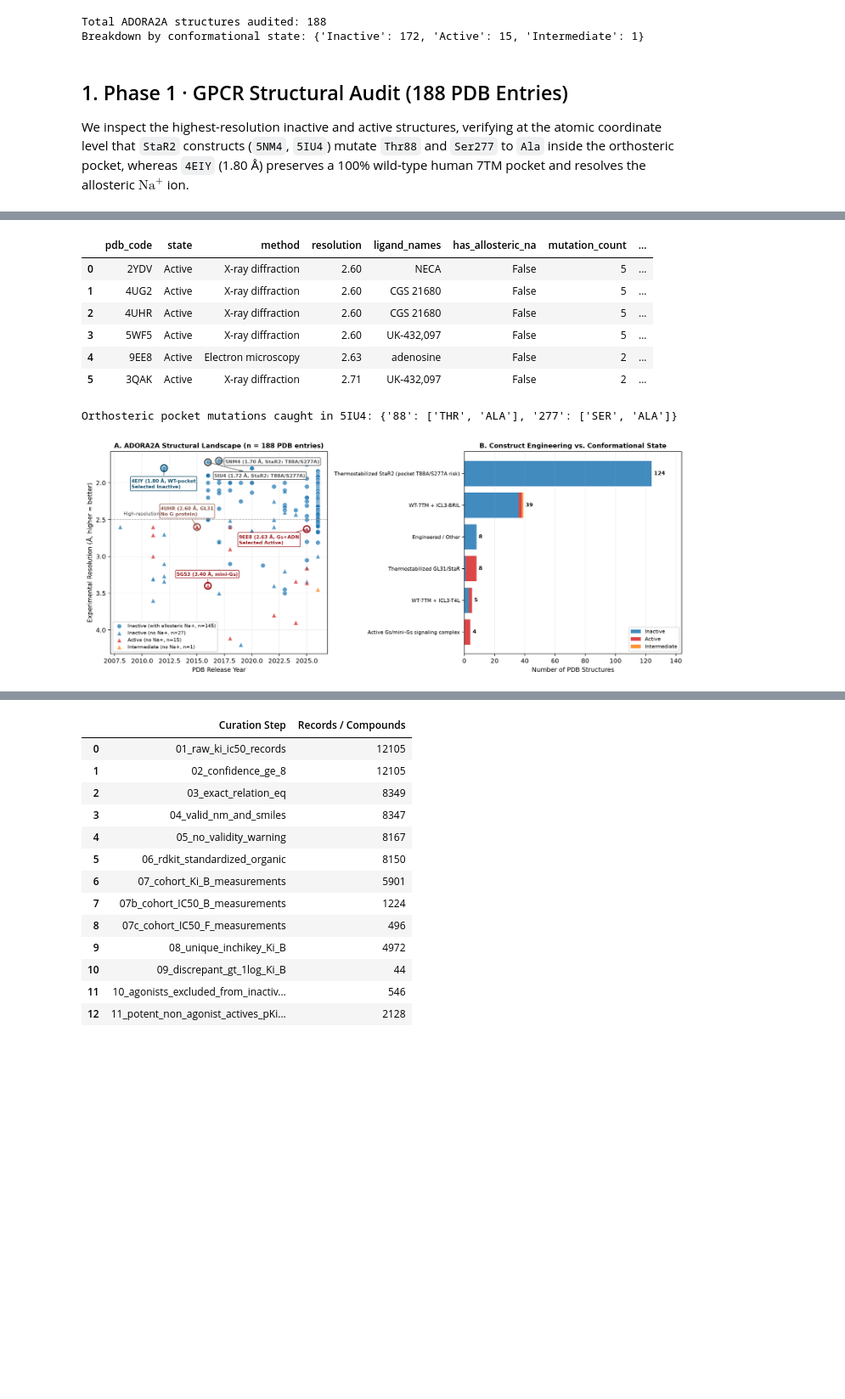
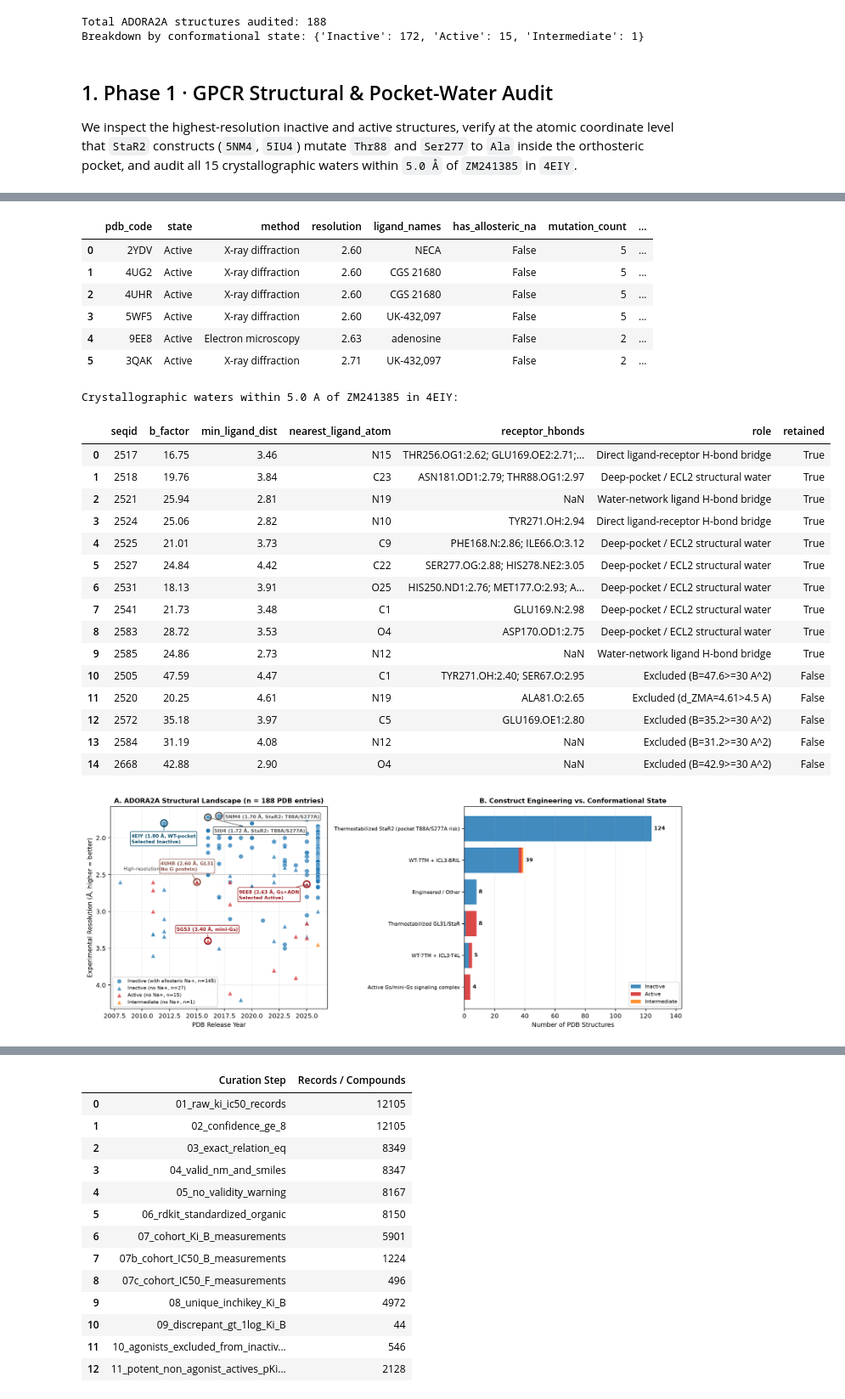
Before and after one commit to JorgePardos/ADORA2A, a Jupyter notebook: notebooks/01_adora2a_retrospective_audit.ipynb, the cells around one changed output, grey strips where cells are left out. Shown at 85% size. Cells and saved outputs as stored; diff of their text form; code cells hidden in the pictures; blank space fills up the shorter version.

```diff
--- a/notebooks/01_adora2a_retrospective_audit.ipynb
+++ b/notebooks/01_adora2a_retrospective_audit.ipynb
@@ -24,43 +24,62 @@ print("Breakdown by conformational state:", summary["structures_by_state"])
 Total ADORA2A structures audited: 188
 Breakdown by conformational state: {'Inactive': 172, 'Active': 15, 'Intermediate': 1}
 # %% [markdown]
-## 1. Phase 1 · GPCR Structural Audit (188 PDB Entries)
+## 1. Phase 1 · GPCR Structural & Pocket-Water Audit
 
-We inspect the highest-resolution inactive and active structures, verifying at the atomic coordinate level that `StaR2` constructs (`5NM4`, `5IU4`) mutate `Thr88` and `Ser277` to `Ala` inside the orthosteric pocket, whereas `4EIY` (1.80 Å) preserves a 100% wild-type human 7TM pocket and resolves the allosteric $\text{Na}^+$ ion.
+We inspect the highest-resolution inactive and active structures, verify at the atomic coordinate level that `StaR2` constructs (`5NM4`, `5IU4`) mutate `Thr88` and `Ser277` to `Ala` inside the orthosteric pocket, and audit all 15 crystallographic waters within `5.0 Å` of `ZM241385` in `4EIY`.
 # %%
 struct_df = pd.read_csv(PROC / "adora2a_structures_audit.csv")
 cols = [
     "pdb_code",
     "state",
     "method",
     "resolution",
     "ligand_names",
     "has_allosteric_na",
     "mutation_count",
     "construct_class",
 ]
 display(struct_df[struct_df["state"] == "Inactive"].sort_values("resolution")[cols].head(8))
 display(struct_df[struct_df["state"] == "Active"].sort_values("resolution")[cols].head(6))
-print("Orthosteric pocket mutations caught in 5IU4:", summary["pocket_checks"]["5IU4_mutations"])
+
+waters_df = pd.read_csv(PROC / "4eiy_pocket_waters_audit.csv")
+print("Crystallographic waters within 5.0 A of ZM241385 in 4EIY:")
+display(waters_df[["seqid", "b_factor", "min_ligand_dist", "nearest_ligand_atom", "receptor_hbonds", "role", "retained"]])
 display(Image(filename=str(FIGS / "structure_audit_resolution_state.png")))
 # %% [output]
 |  | pdb_code | state | method | resolution | ligand_names | has_allosteric_na | mutation_count | ... |
 | 15 | 5NM4 | Inactive | X-ray diffraction | 1.70 | ZM-241385 | True | 9 | ... |
 | 16 | 5IU4 | Inactive | X-ray diffraction | 1.72 | ZM-241385 | True | 11 | ... |
 | 17 | 9H37 | Inactive | X-ray diffraction | 1.72 | Compound 9 | True | 0 | ... |
 | 18 | 9H2X | Inactive | X-ray diffraction | 1.75 | Compound 7 | True | 0 | ... |
 | 19 | 4EIY | Inactive | X-ray diffraction | 1.80 | ZM-241385 | True | 3 | ... |
 | 20 | 6LPJ | Inactive | X-ray diffraction | 1.80 | ZM-241385 | True | 3 | ... |
 | 21 | 6LPK | Inactive | X-ray diffraction | 1.80 | ZM-241385 | True | 3 | ... |
 | 22 | 7IO5 | Inactive | X-ray diffraction | 1.84 | FU12-45; theophylline | True | 8 | ... |
 |  | pdb_code | state | method | resolution | ligand_names | has_allosteric_na | mutation_count | ... |
 | 0 | 2YDV | Active | X-ray diffraction | 2.60 | NECA | False | 5 | ... |
 | 1 | 4UG2 | Active | X-ray diffraction | 2.60 | CGS 21680 | False | 5 | ... |
 | 2 | 4UHR | Active | X-ray diffraction | 2.60 | CGS 21680 | False | 5 | ... |
 | 3 | 5WF5 | Active | X-ray diffraction | 2.60 | UK-432,097 | False | 5 | ... |
 | 4 | 9EE8 | Active | Electron microscopy | 2.63 | adenosine | False | 2 | ... |
 | 5 | 3QAK | Active | X-ray diffraction | 2.71 | UK-432,097 | False | 2 | ... |
-Orthosteric pocket mutations caught in 5IU4: {'88': ['THR', 'ALA'], '277': ['SER', 'ALA']}
+Crystallographic waters within 5.0 A of ZM241385 in 4EIY:
+|  | seqid | b_factor | min_ligand_dist | nearest_ligand_atom | receptor_hbonds | role | retained |
+| 0 | 2517 | 16.75 | 3.46 | N15 | THR256.OG1:2.62; GLU169.OE2:2.71;... | Direct ligand-receptor H-bond bridge | True |
+| 1 | 2518 | 19.76 | 3.84 | C23 | ASN181.OD1:2.79; THR88.OG1:2.97 | Deep-pocket / ECL2 structural water | True |
+| 2 | 2521 | 25.94 | 2.81 | N19 | NaN | Water-network ligand H-bond bridge | True |
+| 3 | 2524 | 25.06 | 2.82 | N10 | TYR271.OH:2.94 | Direct ligand-receptor H-bond bridge | True |
+| 4 | 2525 | 21.01 | 3.73 | C9 | PHE168.N:2.86; ILE66.O:3.12 | Deep-pocket / ECL2 structural water | True |
+| 5 | 2527 | 24.84 | 4.42 | C22 | SER277.OG:2.88; HIS278.NE2:3.05 | Deep-pocket / ECL2 structural water | True |
+| 6 | 2531 | 18.13 | 3.91 | O25 | HIS250.ND1:2.76; MET177.O:2.93; A... | Deep-pocket / ECL2 structural water | True |
+| 7 | 2541 | 21.73 | 3.48 | C1 | GLU169.N:2.98 | Deep-pocket / ECL2 structural water | True |
+| 8 | 2583 | 28.72 | 3.53 | O4 | ASP170.OD1:2.75 | Deep-pocket / ECL2 structural water | True |
+| 9 | 2585 | 24.86 | 2.73 | N12 | NaN | Water-network ligand H-bond bridge | True |
+| 10 | 2505 | 47.59 | 4.47 | C1 | TYR271.OH:2.40; SER67.O:2.95 | Excluded (B=47.6>=30 A^2) | False |
+| 11 | 2520 | 20.25 | 4.61 | N19 | ALA81.O:2.65 | Excluded (d_ZMA=4.61>4.5 A) | False |
+| 12 | 2572 | 35.18 | 3.97 | C5 | GLU169.OE1:2.80 | Excluded (B=35.2>=30 A^2) | False |
+| 13 | 2584 | 31.19 | 4.08 | N12 | NaN | Excluded (B=31.2>=30 A^2) | False |
+| 14 | 2668 | 42.88 | 2.90 | O4 | NaN | Excluded (B=42.9>=30 A^2) | False |
 [figure]
 # %% [markdown]
 ## 2. Phase 2 · Provenance-Preserving Curation, Contextual Alerts & 1D Bias Gate
```
Also changed, not shown: parts of 6 cells of this notebook, 17 other files.
